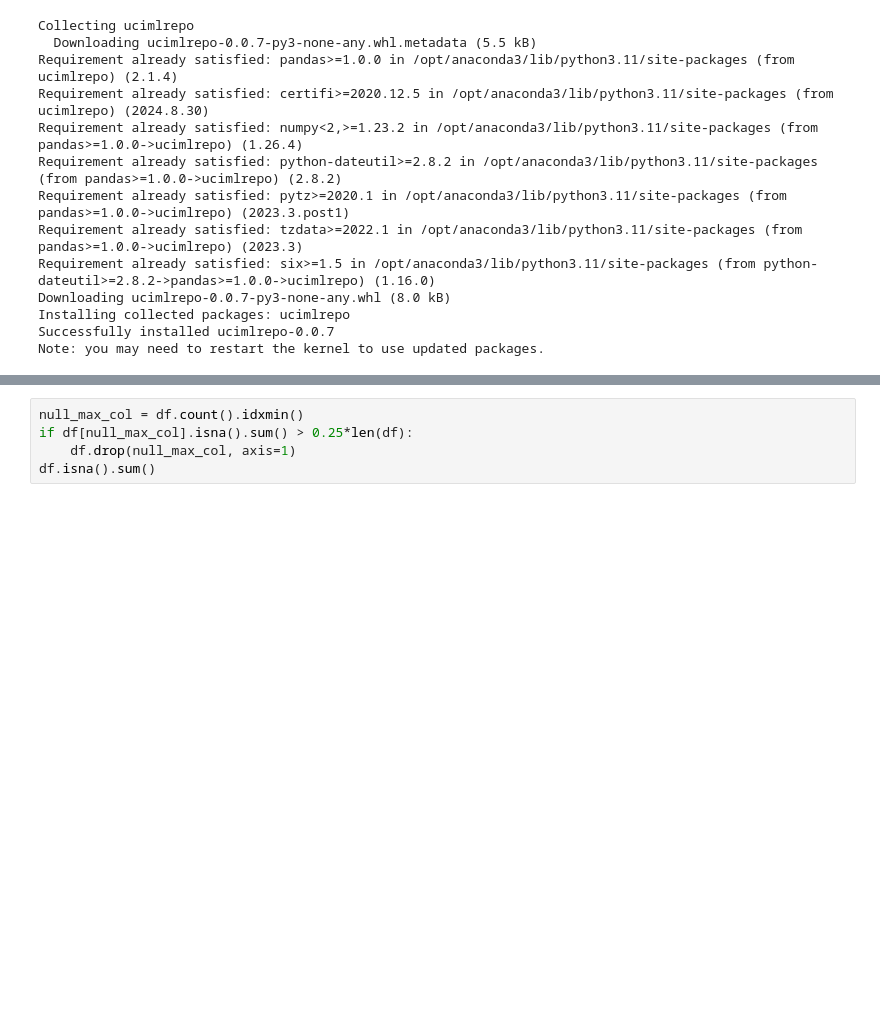
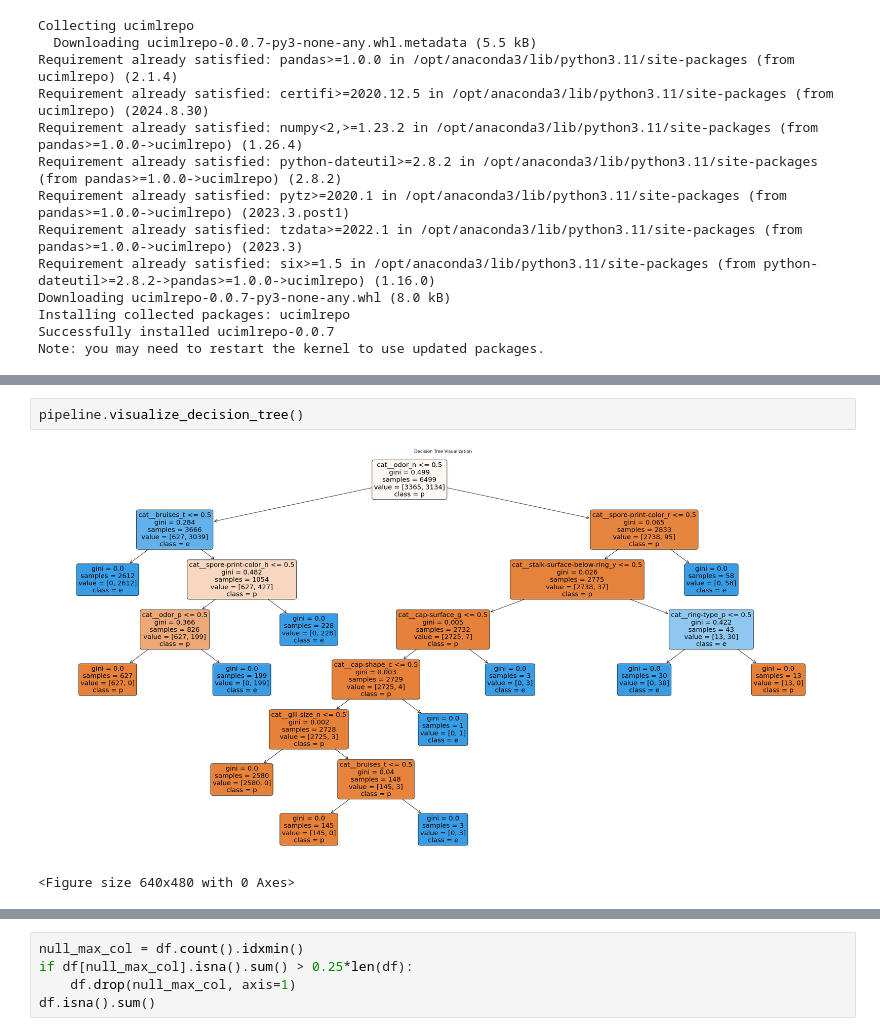
Before and after one commit to sin31415/mushroom-kaboom, a Jupyter notebook: mushroom.ipynb, the cells around one changed output, grey strips where cells are left out. Cells and saved outputs as stored; diff of their text form; blank space fills up the shorter version.

```diff
--- a/mushroom.ipynb
+++ b/mushroom.ipynb
@@ -85,0 +104,5 @@ df
+# %%
+pipeline.visualize_decision_tree()
+# %% [output]
+[figure, added]
+<Figure size 640x480 with 0 Axes>
```
Also changed, not shown: parts of 15 cells of this notebook.
